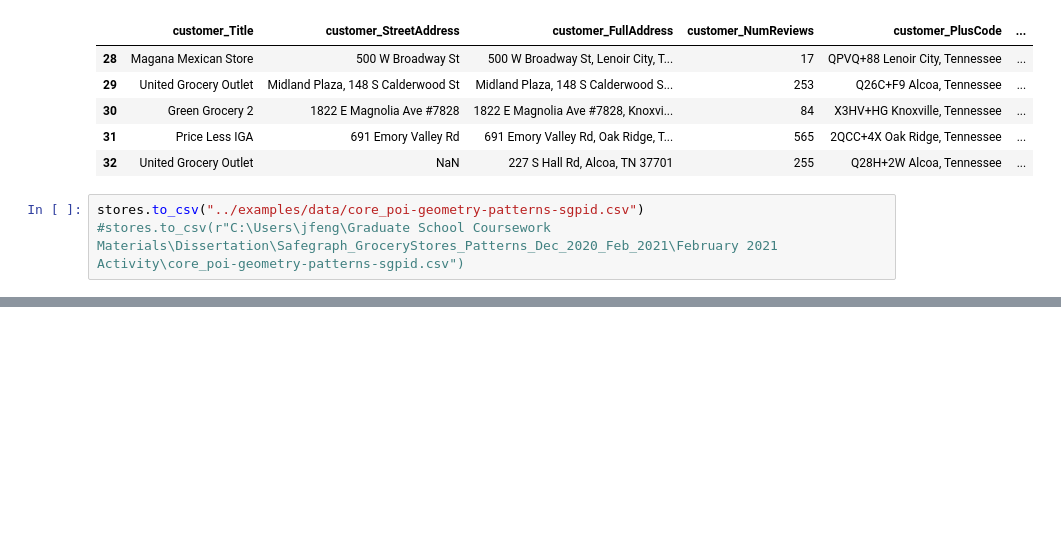
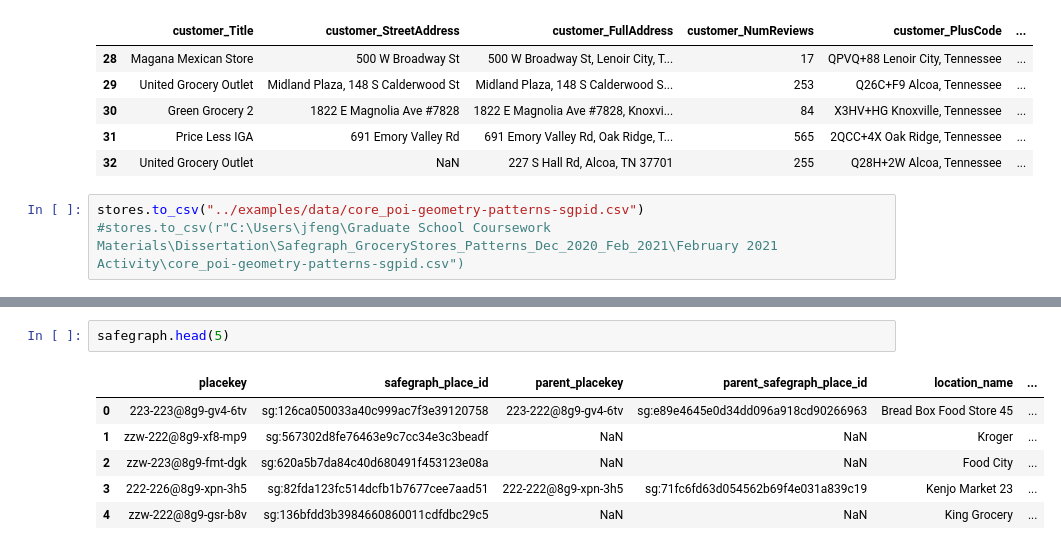
Before and after one commit to jimmy-feng/hagerstrand, a Jupyter notebook: docs/notebooks/SafeGraph.ipynb, the cells around one changed output, grey strips where cells are left out. Cells and saved outputs as stored; diff of their text form; blank space fills up the shorter version.

```diff
--- a/docs/notebooks/SafeGraph.ipynb
+++ b/docs/notebooks/SafeGraph.ipynb
@@ -50,2 +59,11 @@ od
 7768 rows × 2 columns
+# %%
+safegraph.head(5)
+# %% [output]
+|  | placekey | safegraph_place_id | parent_placekey | parent_safegraph_place_id | location_name | ... |
+| 0 | 223-223@8g9-gv4-6tv | sg:126ca050033a40c999ac7f3e39120758 | 223-222@8g9-gv4-6tv | sg:e89e4645e0d34dd096a918cd90266963 | Bread Box Food Store 45 | ... |
+| 1 | zzw-222@8g9-xf8-mp9 | sg:567302d8fe76463e9c7cc34e3c3beadf | NaN | NaN | Kroger | ... |
+| 2 | zzw-223@8g9-fmt-dgk | sg:620a5b7da84c40d680491f453123e08a | NaN | NaN | Food City | ... |
+| 3 | 222-226@8g9-xpn-3h5 | sg:82fda123fc514dcfb1b7677cee7aad51 | 222-222@8g9-xpn-3h5 | sg:71fc6fd63d054562b69f4e031a839c19 | Kenjo Market 23 | ... |
+| 4 | zzw-222@8g9-gsr-b8v | sg:136bfdd3b3984660860011cdfdbc29c5 | NaN | NaN | King Grocery | ... |
 # %%
```
Also changed, not shown: parts of 4 cells of this notebook, 4 other files.
